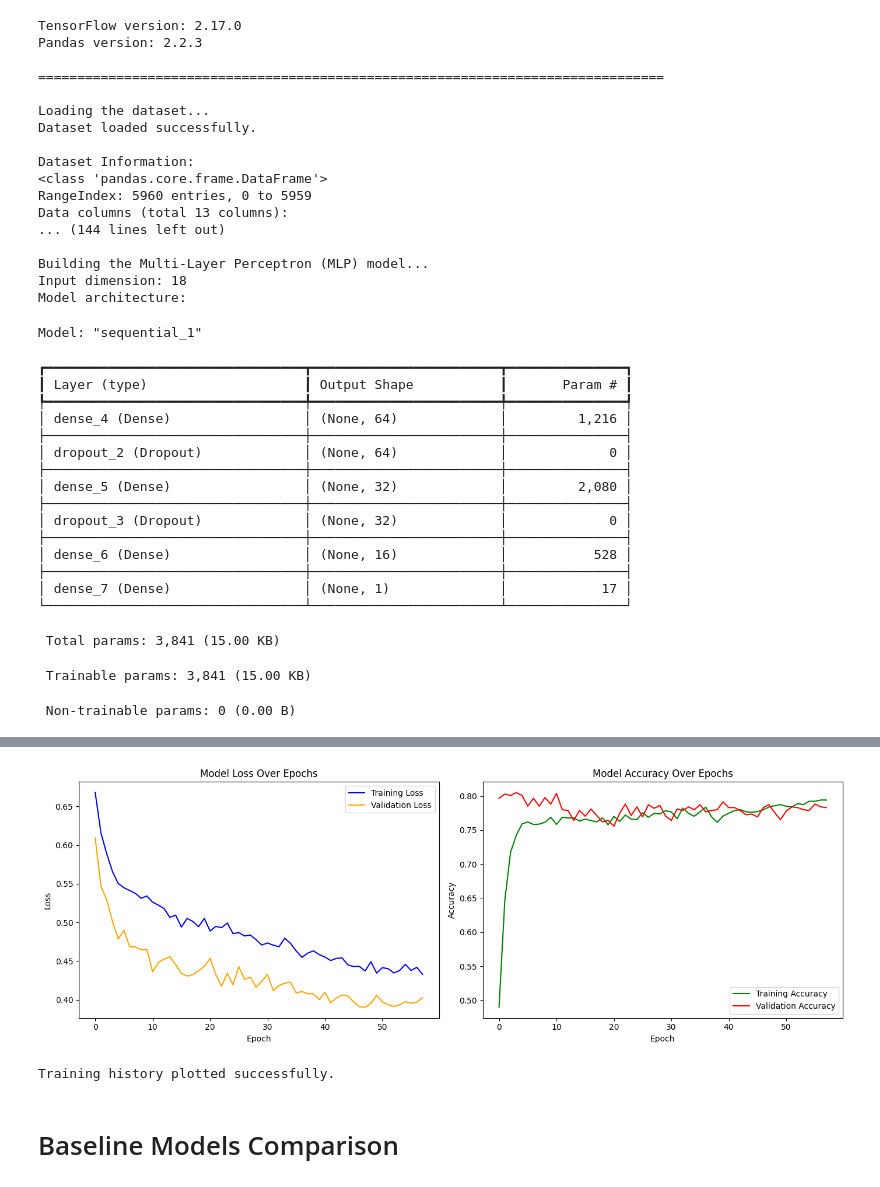
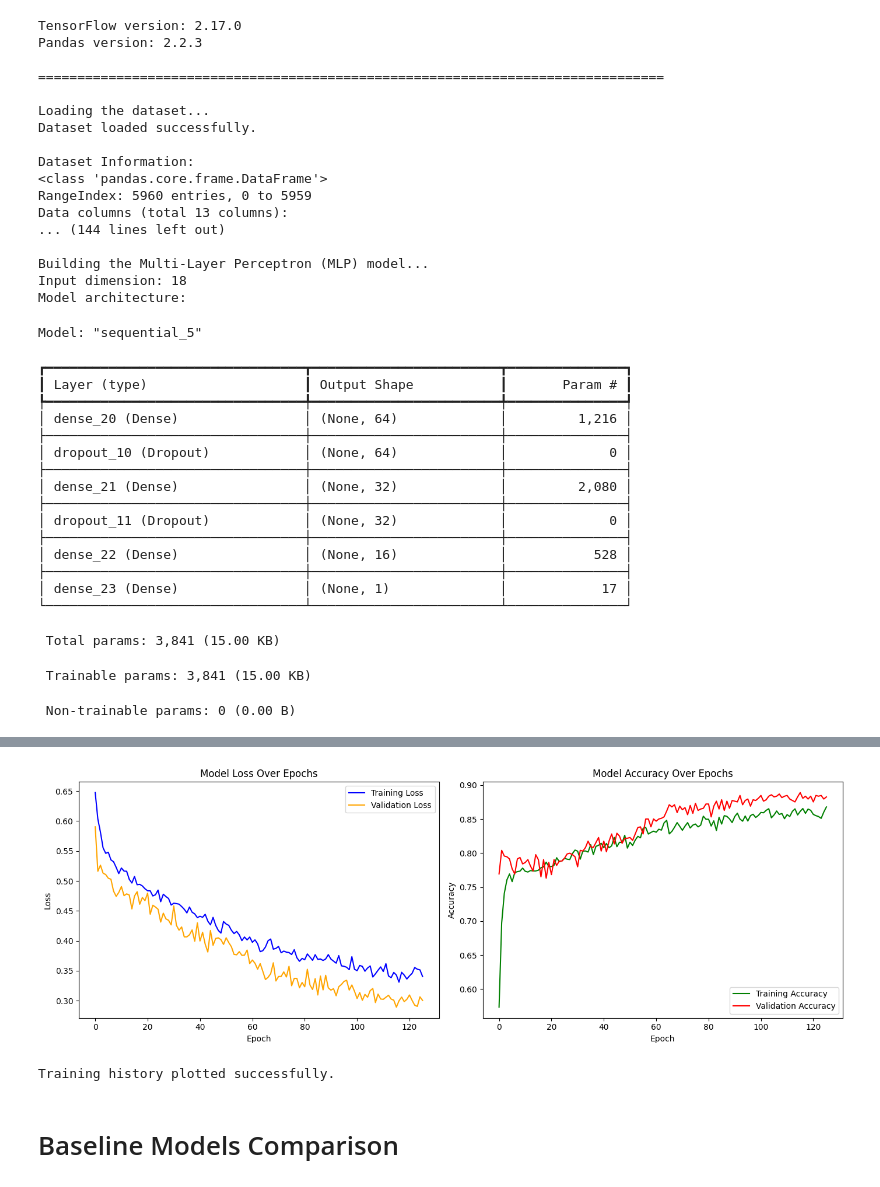
Before and after one commit to Yashwanthramka/Credit-Risk-Assessment-using-Feed-Forward-Neural-Networks, a Jupyter notebook: Train/hmeq.ipynb, the cells around one changed output, grey strips where cells are left out. Saved outputs shown, nothing was run; the diff lists cells and outputs as text; code cells hidden in the pictures.

```diff
--- a/Train/hmeq.ipynb
+++ b/Train/hmeq.ipynb
@@ -202,7 +202,7 @@ try:
         X_train_preprocessed,
         y_train_np,  # Use the NumPy array
         epochs=200,
-        batch_size=32,
+        batch_size=16,
         validation_split=0.2,
         callbacks=[early_stopping],
         class_weight=class_weights_dict,
@@ -286,21 +286,21 @@ Data columns (total 13 columns):
 Building the Multi-Layer Perceptron (MLP) model...
 Input dimension: 18
 Model architecture:
-Model: "sequential_1"
+Model: "sequential_5"
 ┏━━━━━━━━━━━━━━━━━━━━━━━━━━━━━━━━━┳━━━━━━━━━━━━━━━━━━━━━━━━┳━━━━━━━━━━━━━━━┓
 ┃ Layer (type)                    ┃ Output Shape           ┃       Param # ┃
 ┡━━━━━━━━━━━━━━━━━━━━━━━━━━━━━━━━━╇━━━━━━━━━━━━━━━━━━━━━━━━╇━━━━━━━━━━━━━━━┩
-│ dense_4 (Dense)                 │ (None, 64)             │         1,216 │
+│ dense_20 (Dense)                │ (None, 64)             │         1,216 │
 ├─────────────────────────────────┼────────────────────────┼───────────────┤
-│ dropout_2 (Dropout)             │ (None, 64)             │             0 │
+│ dropout_10 (Dropout)            │ (None, 64)             │             0 │
 ├─────────────────────────────────┼────────────────────────┼───────────────┤
-│ dense_5 (Dense)                 │ (None, 32)             │         2,080 │
+│ dense_21 (Dense)                │ (None, 32)             │         2,080 │
 ├─────────────────────────────────┼────────────────────────┼───────────────┤
-│ dropout_3 (Dropout)             │ (None, 32)             │             0 │
+│ dropout_11 (Dropout)            │ (None, 32)             │             0 │
 ├─────────────────────────────────┼────────────────────────┼───────────────┤
-│ dense_6 (Dense)                 │ (None, 16)             │           528 │
+│ dense_22 (Dense)                │ (None, 16)             │           528 │
 ├─────────────────────────────────┼────────────────────────┼───────────────┤
-│ dense_7 (Dense)                 │ (None, 1)              │            17 │
+│ dense_23 (Dense)                │ (None, 1)              │            17 │
 └─────────────────────────────────┴────────────────────────┴───────────────┘
  Total params: 3,841 (15.00 KB)
  Trainable params: 3,841 (15.00 KB)
@@ -321,8 +321,8 @@ Epoch 3/200
 
 ================================================================================
 
 Plotting training history...
-[figure, old version]
+[figure, new version]
 Training history plotted successfully.
 # %% [markdown]
 # Baseline Models Comparison
```
Also changed, not shown: parts of 1 cell of this notebook.
